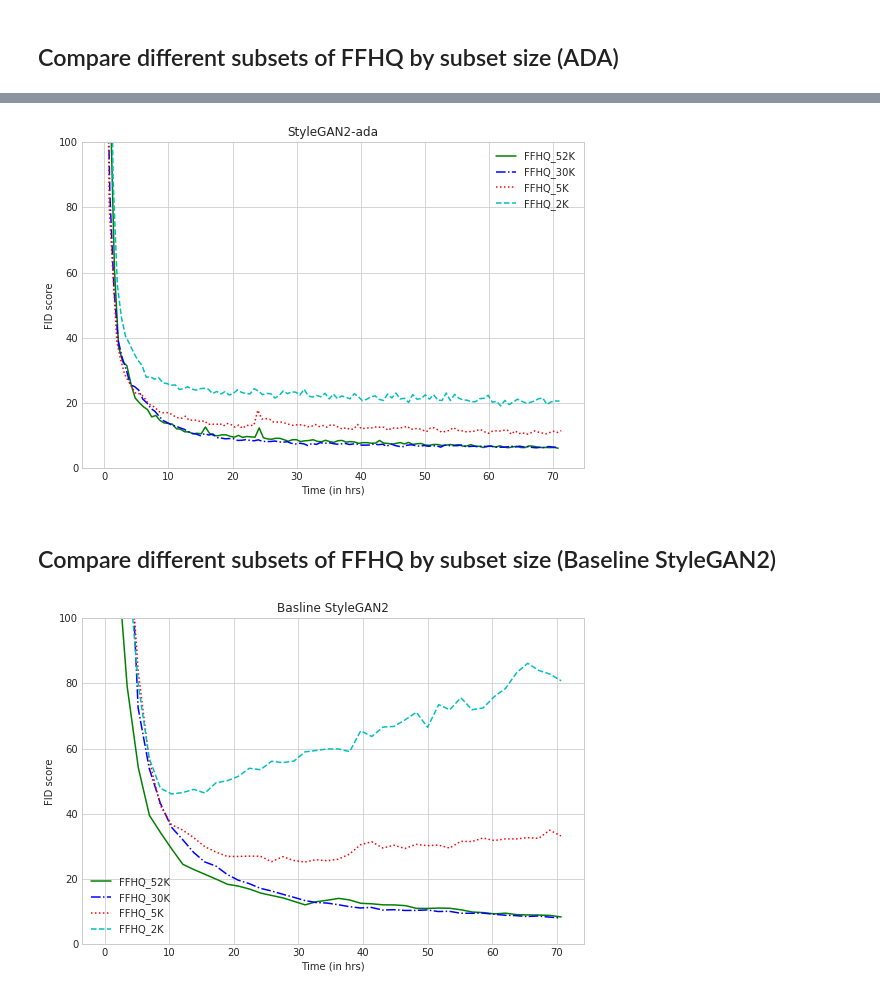
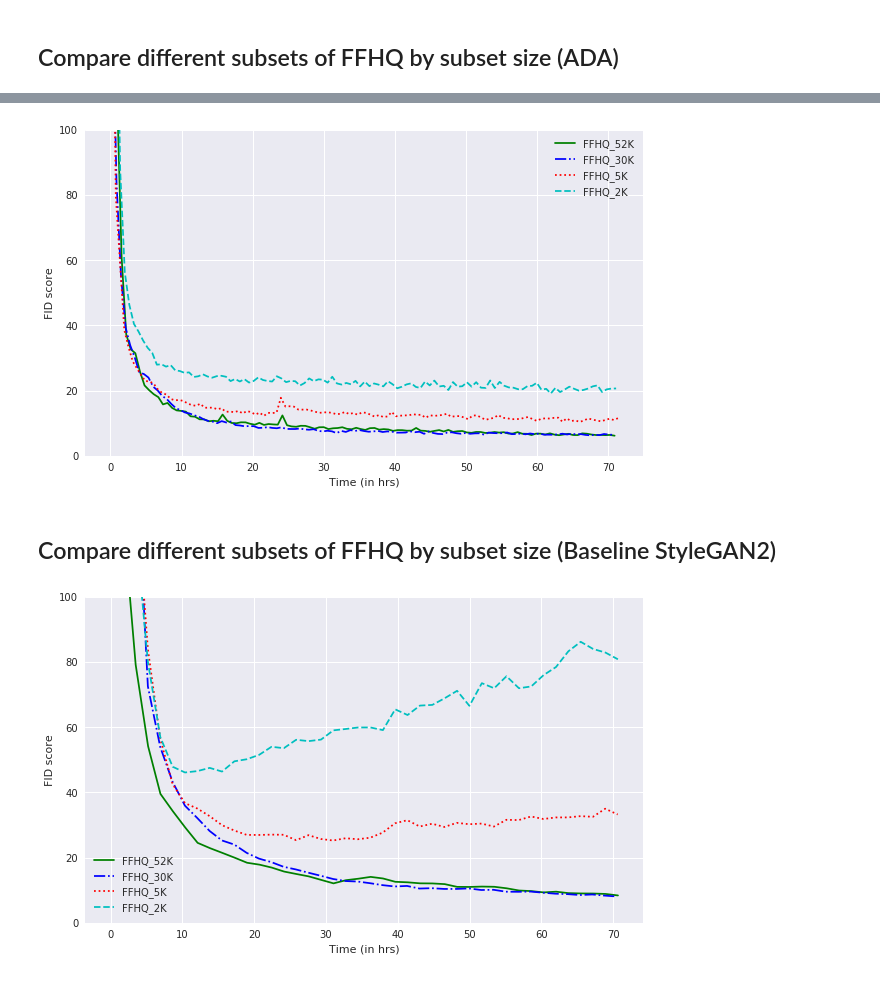
Before and after one commit to Deep-FAMS/StyleGAN2-ada-Reproducibility, a Jupyter notebook: notebooks/plot_FID_history.ipynb, the cells around one changed output, grey strips where cells are left out. Drawn from its saved outputs; the diff is of its cells as text; code cells hidden in the pictures.

```diff
--- a/notebooks/plot_FID_history.ipynb
+++ b/notebooks/plot_FID_history.ipynb
@@ -10,7 +10,7 @@ import ast
 import matplotlib.pyplot as plt
 
 %matplotlib inline
-plt.style.use('seaborn-whitegrid')
+plt.style.use('seaborn')
 
 
 def calc_time(t, unit):
@@ -198,2 +197,18 @@ plt.legend()
 # %% [markdown]
 ## Compare different subsets of FFHQ by subset size (ADA)
+# %%
+# FID scores for different subsets of FFHQ at 256×256 resolution
+fig = plt.figure(figsize=(10, 6))
+ax = plt.axes()
+
+ds_t = FID_history['AFHQ-DOG']['times']
+ds_f = FID_history['AFHQ-DOG']['FID']
+ax.plot(ds_t, ds_f, '-g', label='StyleGAN2-ada')
+
+ds_t = [x for x in FID_history['StyleGAN2_AFHQ-DOG']['times']][:42]
+ds_f = FID_history['StyleGAN2_AFHQ-DOG']['FID'][:42]
+ax.plot(ds_t, ds_f, '-.b', label='Baseline StyleGAN2')
+
+ax.set(xlabel='Time (in hrs)', ylabel='FID score')
+plt.ylim(0, 100)
+plt.legend()
@@ -200,32 +218,32 @@ plt.legend()
 # %%
 # FID scores for different subsets of FFHQ at 256×256 resolution
-fig = plt.figure(figsize=(9, 6))
+fig = plt.figure(figsize=(10, 6))
 ax = plt.axes()
 
 FFHQs = ['FFHQ_custom', 'FFHQ_custom_30K', 'FFHQ_custom_5K', 'FFHQ_custom_2K']
 
 for x, style in zip(FFHQs, ['-g', '-.b', ':r', '--c']):
     ds_t = FID_history[x]['times']
     ds_f = FID_history[x]['FID']
 
     if x == 'FFHQ_custom':
         x = 'FFHQ_custom_52K'
     ax.plot(ds_t, ds_f, style, label=x.replace('_custom', ''))
 
-    ax.set(xlabel='Time (in hrs)', ylabel='FID score',
-           title='StyleGAN2-ada')
+    ax.set(xlabel='Time (in hrs)', ylabel='FID score')
 
     plt.ylim(0, 100)
     plt.legend()
 # %% [output]
-[figure, old version]
+[figure, new version]
 # %% [markdown]
 ## Compare different subsets of FFHQ by subset size (Baseline StyleGAN2)
 # %%
-fig = plt.figure(figsize=(9, 6))
+fig = plt.figure(figsize=(10, 6))
 ax = plt.axes()
 
-FFHQs = ['StyleGAN2_FFHQ_custom', 'StyleGAN2_FFHQ_custom_30K', 'StyleGAN2_FFHQ_custom_5K', 'StyleGAN2_FFHQ_custom_2K']
+FFHQs = ['StyleGAN2_FFHQ_custom', 'StyleGAN2_FFHQ_custom_30K', 'StyleGAN2_FFHQ_custom_5K',
+         'StyleGAN2_FFHQ_custom_2K']
 
 for x, style in zip(FFHQs, ['-g', '-.b', ':r', '--c']):
     ds_t = FID_history[x]['times']
@@ -235,10 +253,9 @@ for x, style in zip(FFHQs, ['-g', '-.b', ':r', '--c']):
         x = 'StyleGAN2_FFHQ_custom_52K'
     ax.plot(ds_t, ds_f, style, label=x.replace('_custom', '').replace('StyleGAN2_', ''))
 
-    ax.set(xlabel='Time (in hrs)', ylabel='FID score',
-           title='Basline StyleGAN2')
+    ax.set(xlabel='Time (in hrs)', ylabel='FID score')
 
     plt.ylim(0, 100)
     plt.legend()
 # %% [output]
-[figure, old version]
+[figure, new version]
```
Also changed, not shown: parts of 4 cells of this notebook.
